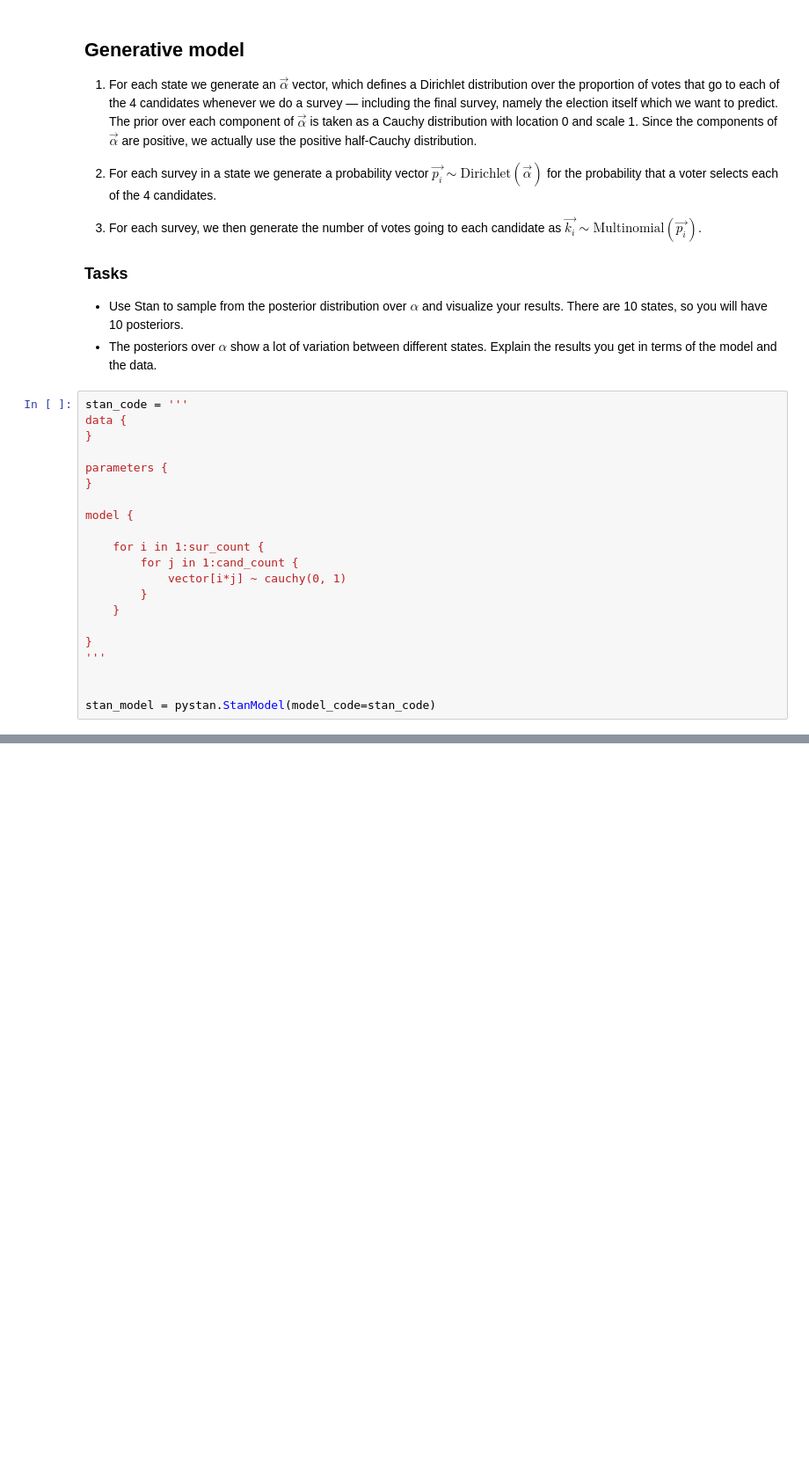
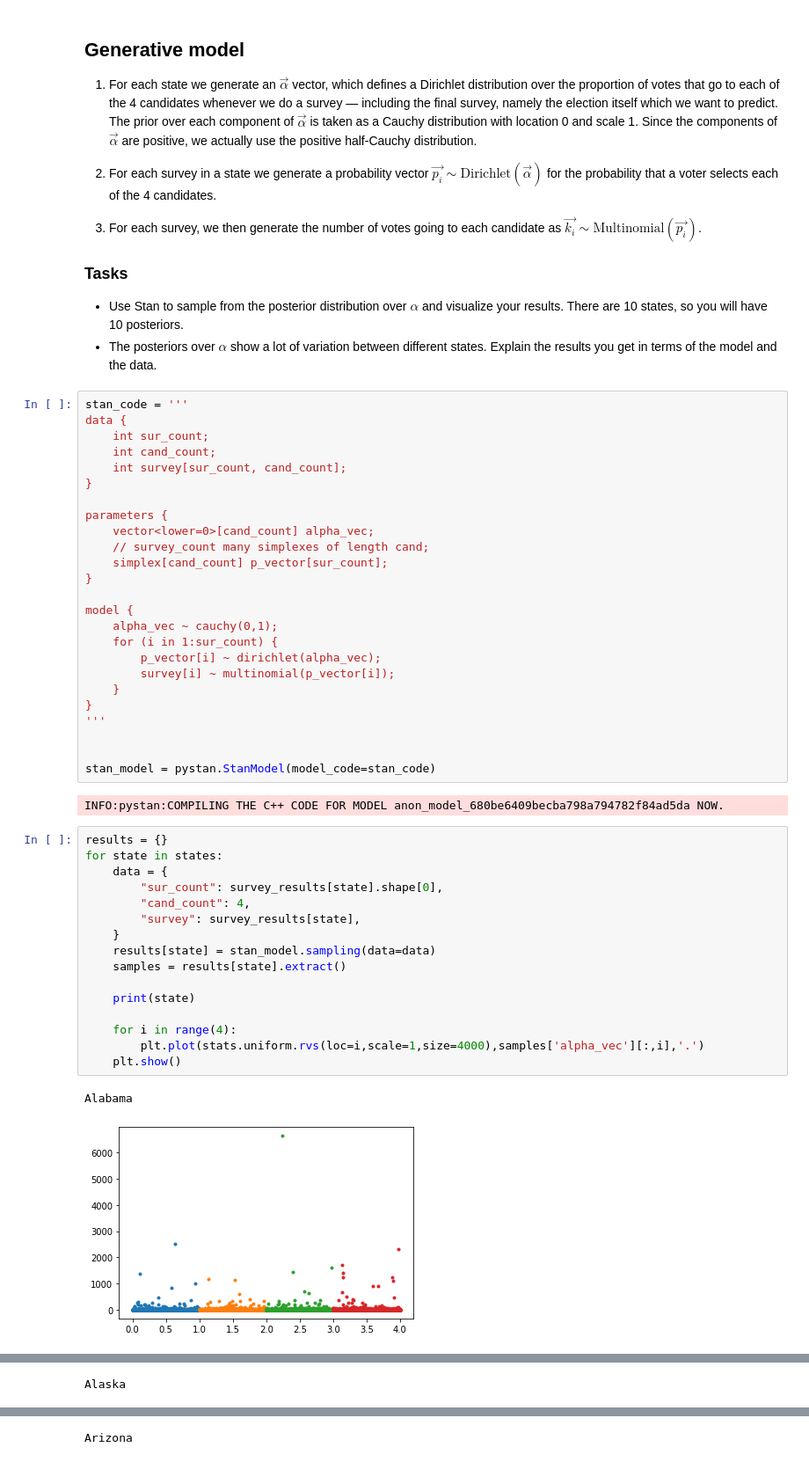
Before and after one commit to michlee1337/DataScience, a Jupyter notebook: Stats/cs146-7.1-pre-class-work.ipynb, the cells around one changed output, grey strips where cells are left out. Shown at 88% size. Saved outputs shown, nothing was run; the diff lists cells and outputs as text; blank space fills up the shorter version.

```diff
--- a/Stats/cs146-7.1-pre-class-work.ipynb
+++ b/Stats/cs146-7.1-pre-class-work.ipynb
@@ -59,24 +59,49 @@ Modeling 5 states with 38 electoral college votes
 
 * Use Stan to sample from the posterior distribution over $\alpha$ and visualize your results. There are 10 states, so you will have 10 posteriors.
 * The posteriors over $\alpha$ show a lot of variation between different states. Explain the results you get in terms of the model and the data.
-# %%
-stan_code = '''
-data {
-}
-
-parameters {
-}
-
-model {
-
-    for i in 1:sur_count {
-        for j in 1:cand_count {
-            vector[i*j] ~ cauchy(0, 1)
-        }
-    }
-
-}
-'''
-
-
-stan_model = pystan.StanModel(model_code=stan_code)
+# %%
+stan_code = '''
+data {
+    int sur_count;
+    int cand_count;
+    int survey[sur_count, cand_count];
+}
+
+parameters {
+    vector<lower=0>[cand_count] alpha_vec;
+    // survey_count many simplexes of length cand;
+    simplex[cand_count] p_vector[sur_count];
+}
+
+model {
+    alpha_vec ~ cauchy(0,1);
+    for (i in 1:sur_count) {
+        p_vector[i] ~ dirichlet(alpha_vec);
+        survey[i] ~ multinomial(p_vector[i]);
+    }
+}
+'''
+
+
+stan_model = pystan.StanModel(model_code=stan_code)
+# %% [output]
+INFO:pystan:COMPILING THE C++ CODE FOR MODEL anon_model_680be6409becba798a794782f84ad5da NOW.
+# %%
+results = {}
+for state in states:
+    data = {
+        "sur_count": survey_results[state].shape[0],
+        "cand_count": 4,
+        "survey": survey_results[state],
+    }
+    results[state] = stan_model.sampling(data=data)
+    samples = results[state].extract()
+
+    print(state)
+
+    for i in range(4):
+        plt.plot(stats.uniform.rvs(loc=i,scale=1,size=4000),samples['alpha_vec'][:,i],'.')
+    plt.show()
+# %% [output]
+Alabama
+[figure, added]
@@ -82,0 +110 @@ stan_model = pystan.StanModel(model_code=stan_code)
+Alaska
@@ -82,0 +112 @@ stan_model = pystan.StanModel(model_code=stan_code)
+Arizona
```
Also changed, not shown: parts of 2 cells of this notebook.
